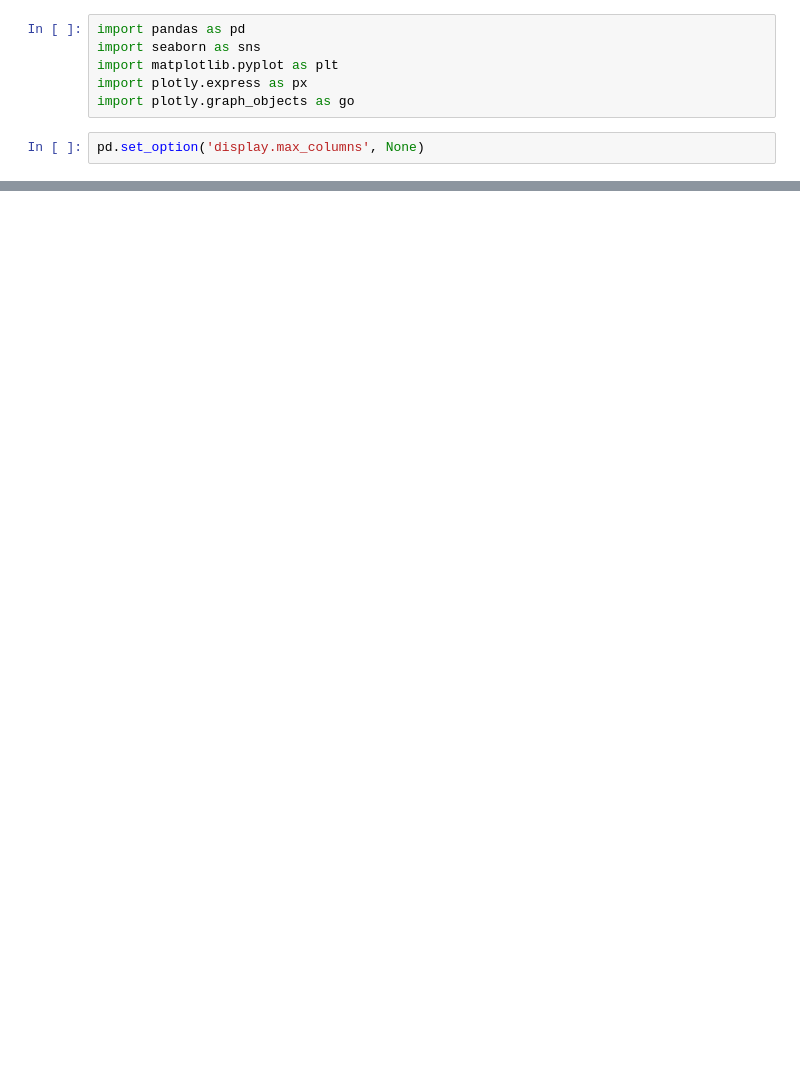
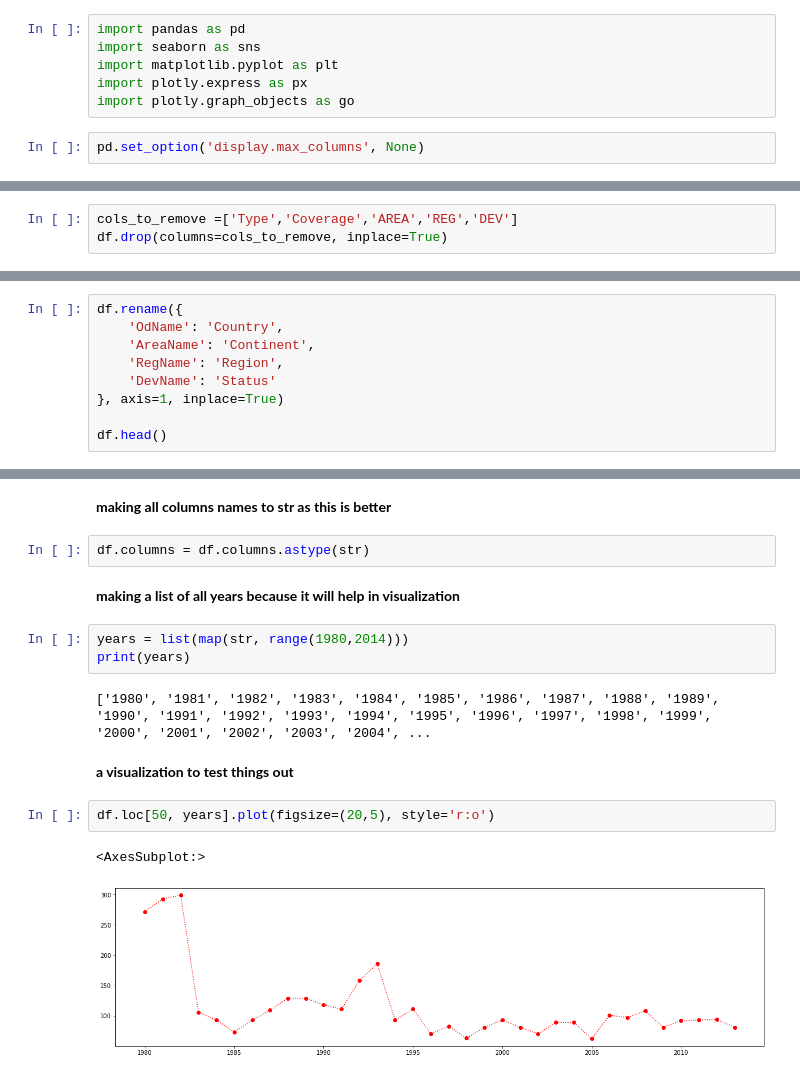
Before and after one commit to zaid-kamil/DP-JUL-2022-PYDA-SPECIAL, a Jupyter notebook: analysis3.ipynb, the cells around one changed output, grey strips where cells are left out. Cells and saved outputs as stored; diff of their text form; blank space fills up the shorter version.

Commit message:
graphs

```diff
--- a/analysis3.ipynb
+++ b/analysis3.ipynb
@@ -22,0 +68,3 @@ df.head()
+# %%
+cols_to_remove =['Type','Coverage','AREA','REG','DEV']
+df.drop(columns=cols_to_remove, inplace=True)
@@ -22,0 +79,9 @@ df.head()
+# %%
+df.rename({
+    'OdName': 'Country',
+    'AreaName': 'Continent',
+    'RegName': 'Region',
+    'DevName': 'Status'
+}, axis=1, inplace=True)
+
+df.head()
@@ -22,0 +95,18 @@ df.head()
+# %% [markdown]
+**making all columns names to str as this is better**
+# %%
+df.columns = df.columns.astype(str)
+# %% [markdown]
+**making a list of all years because it will help in visualization**
+# %%
+years = list(map(str, range(1980,2014)))
+print(years)
+# %% [output]
+['1980', '1981', '1982', '1983', '1984', '1985', '1986', '1987', '1988', '1989', '1990', '1991', '1992', '1993', '1994', '1995', '1996', '1997', '1998', '1999', '2000', '2001', '2002', '2003', '2004', ...
+# %% [markdown]
+**a visualization to test things out**
+# %%
+df.loc[50, years].plot(figsize=(20,5), style='r:o')
+# %% [output]
+<AxesSubplot:>
+[figure, added]
```
Also changed, not shown: parts of 20 cells of this notebook.
